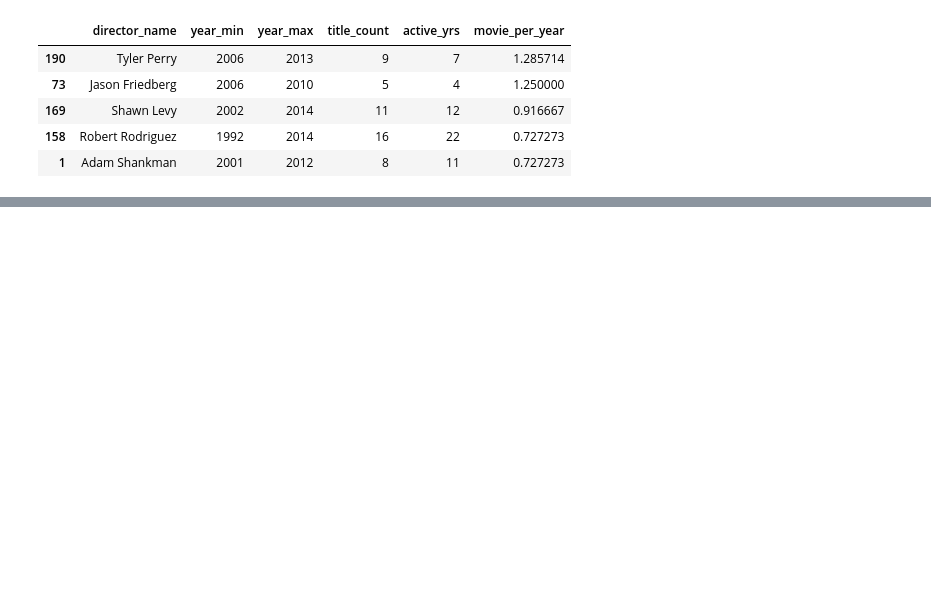
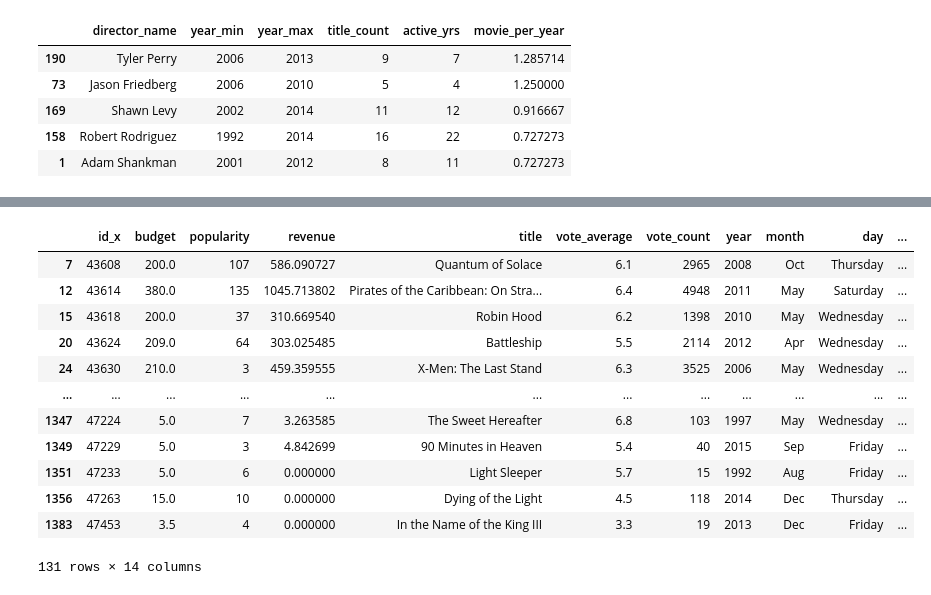
Before and after one commit to VishalDeoPrasad/InterviewBit, a Jupyter notebook: 14. Pandas/Pandas.ipynb, the cells around one changed output, grey strips where cells are left out. Cells and saved outputs as stored; diff of their text form; code cells hidden in the pictures; blank space fills up the shorter version.

```diff
--- a/14. Pandas/Pandas.ipynb
+++ b/14. Pandas/Pandas.ipynb
@@ -1142,0 +1201,6 @@ df_agg.sort_values('movie_per_year', ascending=False).head()
+# %%
+def subtract_avg(x):
+    return x-x.mean()
+
+data['additional_budget'] = data.groupby('director_name')['budget'].transform(subtract_avg)
+data.head(3)
@@ -1142,0 +1215,5 @@ df_agg.sort_values('movie_per_year', ascending=False).head()
+# %%
+def func(x):
+    x['risky'] = x['budget'] - x['revenue'].mean() >= 0
+    return x
+riskey_movies = data.groupby('director_name').apply(func)
@@ -1142,0 +1229,16 @@ df_agg.sort_values('movie_per_year', ascending=False).head()
+# %%
+riskey_movies.loc[riskey_movies['risky'] == True]
+# %% [output]
+|  | id_x | budget | popularity | revenue | title | vote_average | vote_count | year | month | day | ... |
+| 7 | 43608 | 200.0 | 107 | 586.090727 | Quantum of Solace | 6.1 | 2965 | 2008 | Oct | Thursday | ... |
+| 12 | 43614 | 380.0 | 135 | 1045.713802 | Pirates of the Caribbean: On Stra... | 6.4 | 4948 | 2011 | May | Saturday | ... |
+| 15 | 43618 | 200.0 | 37 | 310.669540 | Robin Hood | 6.2 | 1398 | 2010 | May | Wednesday | ... |
+| 20 | 43624 | 209.0 | 64 | 303.025485 | Battleship | 5.5 | 2114 | 2012 | Apr | Wednesday | ... |
+| 24 | 43630 | 210.0 | 3 | 459.359555 | X-Men: The Last Stand | 6.3 | 3525 | 2006 | May | Wednesday | ... |
+| ... | ... | ... | ... | ... | ... | ... | ... | ... | ... | ... | ... |
+| 1347 | 47224 | 5.0 | 7 | 3.263585 | The Sweet Hereafter | 6.8 | 103 | 1997 | May | Wednesday | ... |
+| 1349 | 47229 | 5.0 | 3 | 4.842699 | 90 Minutes in Heaven | 5.4 | 40 | 2015 | Sep | Friday | ... |
+| 1351 | 47233 | 5.0 | 6 | 0.000000 | Light Sleeper | 5.7 | 15 | 1992 | Aug | Friday | ... |
+| 1356 | 47263 | 15.0 | 10 | 0.000000 | Dying of the Light | 4.5 | 118 | 2014 | Dec | Thursday | ... |
+| 1383 | 47453 | 3.5 | 4 | 0.000000 | In the Name of the King III | 3.3 | 19 | 2013 | Dec | Friday | ... |
+131 rows × 14 columns
```
Also changed, not shown: parts of 12 cells of this notebook.
